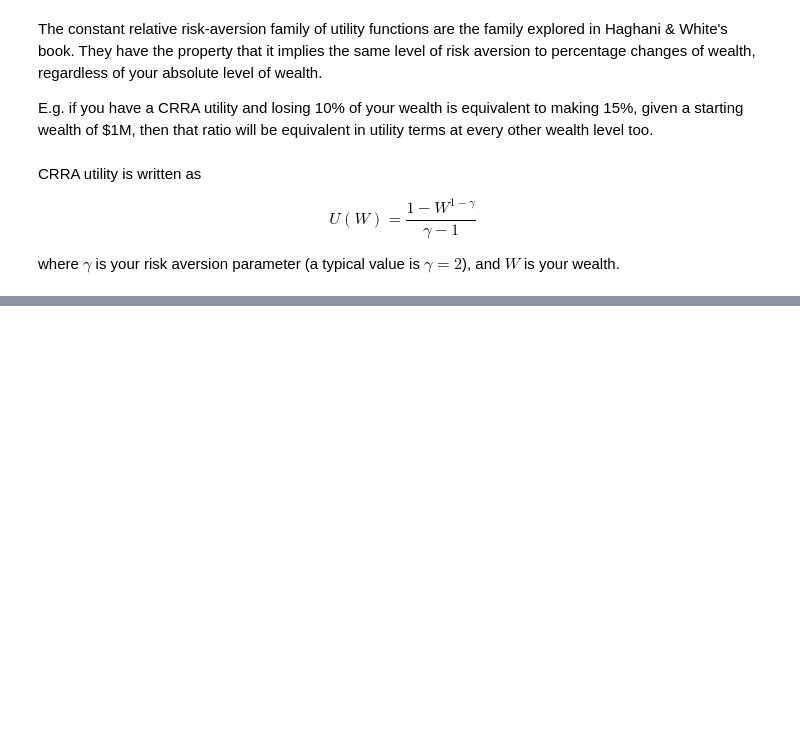
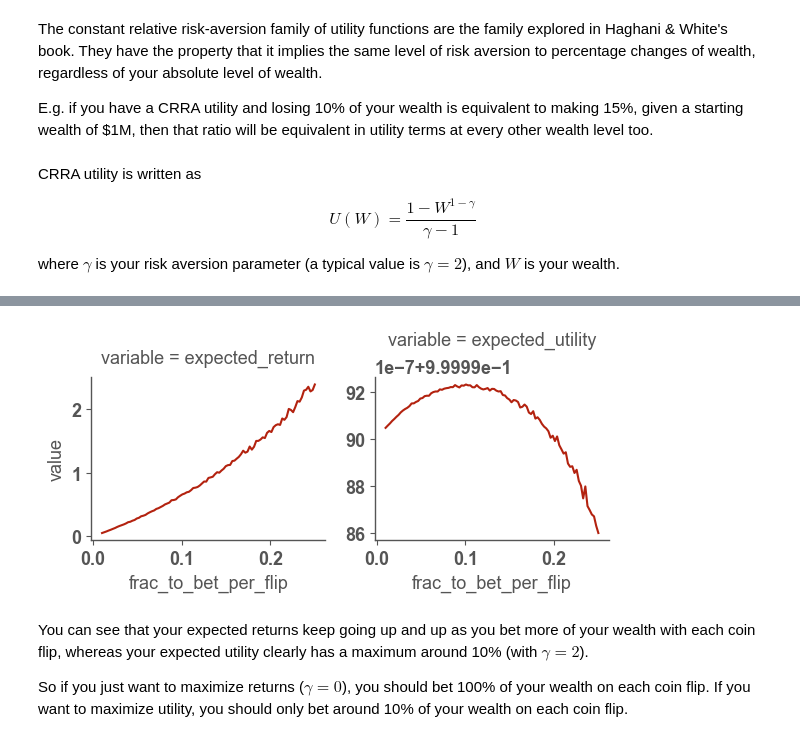
Before and after one commit to jaryaman/financial-decisions, a Jupyter notebook: notebooks/1-crra-utility.ipynb, the cells around one changed output, grey strips where cells are left out. Saved outputs shown, nothing was run; the diff lists cells and outputs as text; code cells hidden in the pictures; blank space fills up the shorter version.

```diff
--- a/notebooks/1-crra-utility.ipynb
+++ b/notebooks/1-crra-utility.ipynb
@@ -20,5 +21,5 @@ plt.style.use("../matplotlibrc")
 # %%
-def crra_utility(w: np.ndarray, *, gamma: float):
+def crra_utility(w: np.ndarray | float, *, gamma: float):
     if gamma == 1:
         return np.log(w)
     return (1 - w**(1-gamma)) / (gamma - 1)
@@ -54,0 +79,49 @@ When $\gamma=0$, you are an expected-returns maximizer, you have no cost to risk
+# %%
+from collections.abc import Callable
+
+def expected_results(game: Callable, initial_wealth: float, gamma: float, n_games: int = 10_000, *args, **kwargs) -> tuple[float, float]:
+    expected_returns = 0
+    expected_utility = 0
+    for _ in range(n_games):
+        end_wealth = game(initial_wealth=initial_wealth, *args, **kwargs)
+        returns = end_wealth / initial_wealth - 1
+        expected_returns += returns
+        expected_utility += crra_utility(end_wealth, gamma=gamma)
+
+    expected_returns = expected_returns / n_games
+    expected_utility = expected_utility / n_games
+    return expected_returns, expected_utility
+# %%
+initial_wealth = 1e6  # in dollars
+
+frac_to_bet_per_flip = np.linspace(0.01, 0.25, 99)
+
+all_results = []
+for f in tqdm(frac_to_bet_per_flip):
+    expected_returns, expected_utility = expected_results(
+        betting_game_returns,
+        initial_wealth=initial_wealth,
+        gamma=2,
+        n_flips=25,
+        frac_to_bet_per_flip=f,
+        bias=0.6,
+    )
+
+    result = pl.DataFrame(
+        {
+            "expected_return": expected_returns,
+            "expected_utility": expected_utility,
+        }
+    ).with_columns(pl.lit(f, dtype=pl.Float32()).alias("frac_to_bet_per_flip"))
+
+    all_results.append(result)
+all_results = pl.concat(all_results).unpivot(index="frac_to_bet_per_flip")
+# %%
+g = sb.FacetGrid(all_results, col="variable", sharey=False)
+g.map(sb.lineplot, "frac_to_bet_per_flip", "value");
+# %% [output]
+[figure, added]
+# %% [markdown]
+You can see that your expected returns keep going up and up as you bet more of your wealth with each coin flip, whereas your expected utility clearly has a maximum around 10% (with $\gamma=2$).
+
+So if you just want to maximize returns ($\gamma=0$), you should bet 100\% of your wealth on each coin flip. If you want to maximize utility, you should only bet around 10% of your wealth on each coin flip.
```
Also changed, not shown: parts of 8 cells of this notebook, 2 other files.
